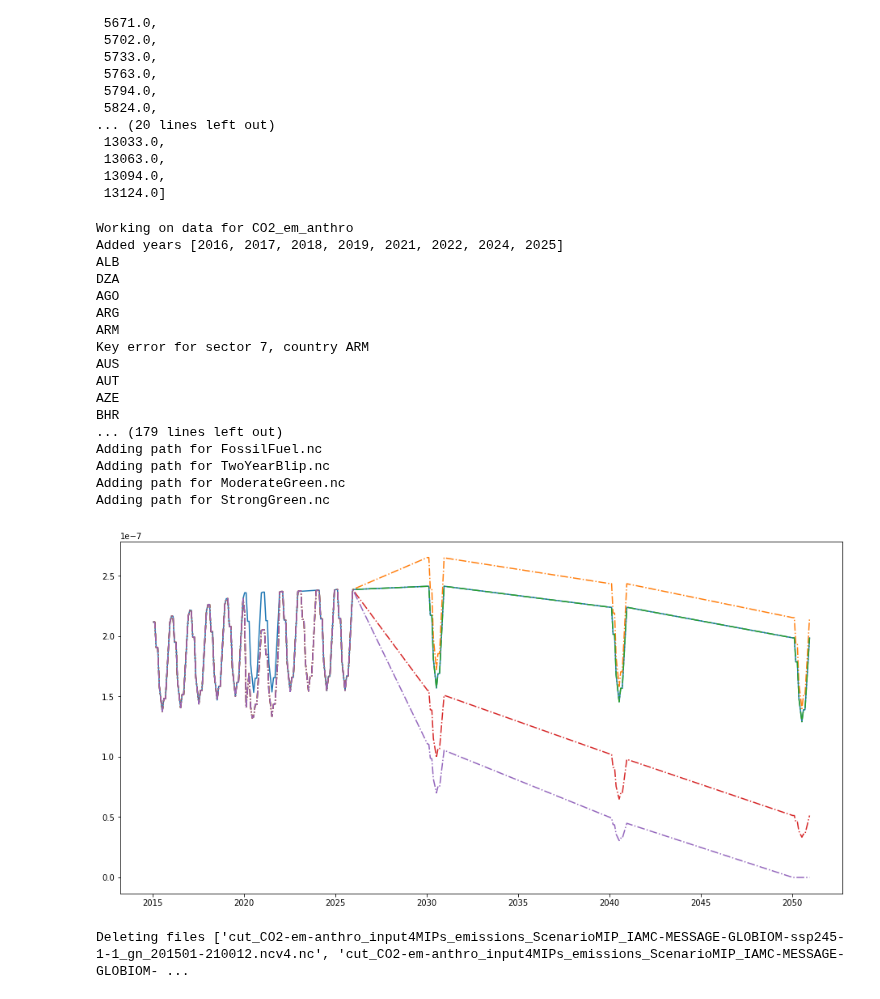
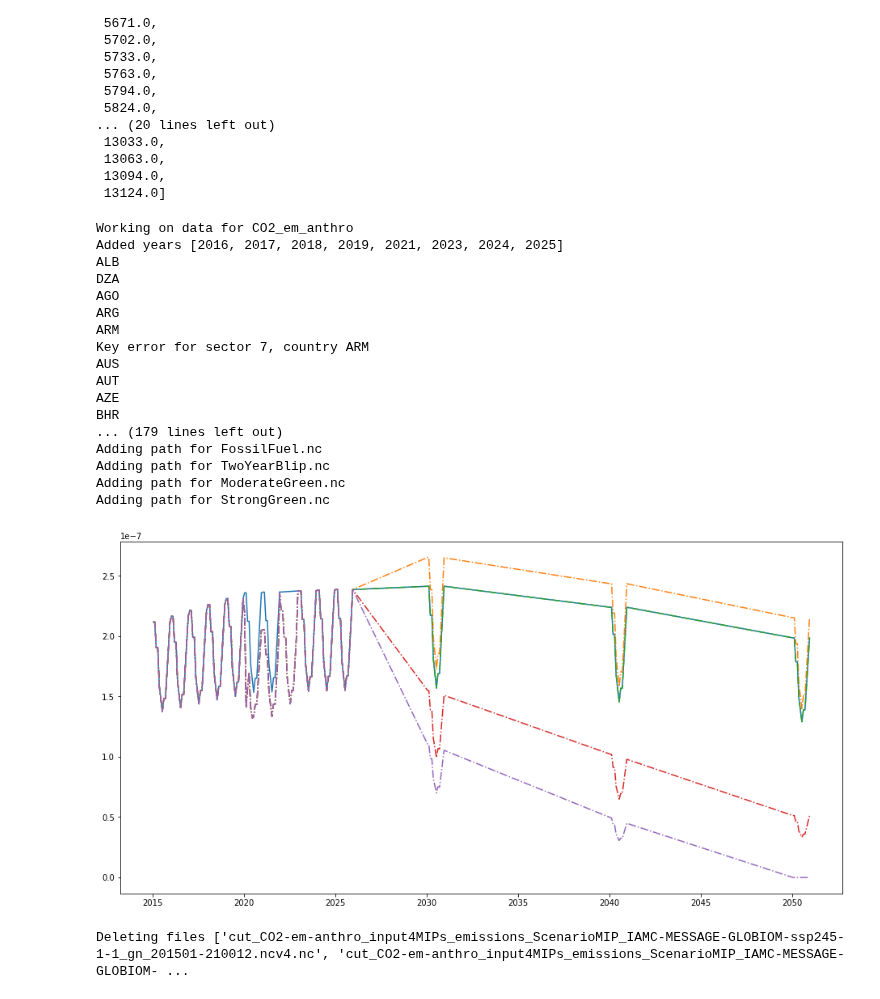
Before and after one commit to Rlamboll/modify_COVID19_netCDF_Emissions, a Jupyter notebook: calculations/calc_aerosols_emissions.ipynb, the cells around one changed output. Drawn from its saved outputs; the diff is of its cells as text; code cells hidden in the pictures.

Commit message:
Fixed mis-interpolated year 2022

```diff
--- a/calculations/calc_aerosols_emissions.ipynb
+++ b/calculations/calc_aerosols_emissions.ipynb
@@ -44,7 +44,7 @@ input_co2 = "CO2-em-anthro_input4MIPs_emissions_ScenarioMIP_IAMC-MESSAGE-GLOBIOM
 convert_country_code_file = "convertCountryCodes.csv"
 # Input blip is the emissions change, found in the github folder
 git_folder = "../../COVID19_emissions_data/"
-input_blip = "sector_emissions/Covid_CO2emissions_sectors_July05.csv"
+input_blip = "sector_emissions/Covid_CO2emissions_sectors_July05.csv"  # CHANGE ON (some) UPDATES
 files_to_blip = [
     input_co2,
     # input_nh3, input_nmvoc,
@@ -60,8 +60,8 @@ key_variables = [
 tcutoff = convert_years_to_days(2050.99)
 
 # We want to add timepoints in these years:
-years_to_add = [2016, 2017, 2018, 2019, 2021, 2022, 2024, 2025]
-years_to_add_after_mod = [2023]
+years_to_add = [2016, 2017, 2018, 2019, 2021, 2023, 2024, 2025]
+years_to_add_after_mod = [2022]
 # %%
 # More inputs for the path modification
 # Sea modification factors are derived from this file:
@@ -387,10 +387,12 @@ for fileind in range(len(files_to_blip)):
     for year_to_add in years_to_add:
         insert_year_of_data(year_to_add, data)
     data.close()
-    # This is the correct file for the baseline, but we want it compressed.
+    # This is almost in the correct format for the baseline, but we want to add more years and compress it.
     data = copy_netcdf_file(
         cut_str + file + scenario_string, output_folder, output_folder, scenario_string=base_string, compress=True
     )
+    for year in years_to_add_after_mod:
+        insert_year_of_data(year, data)
     data.close()
     # Other files will need modification
     data = copy_netcdf_file(
@@ -459,35 +461,35 @@ for fileind in range(len(files_to_blip)):
             time_factor = (path_df[path_var_names[0]].loc[make_day_into_year(time)]) / (
                 baseline[path_var_names[0]].loc[make_day_into_year(time)]
             )
             output[:, timeind, ...] = (output[:, timeind, :]) * time_factor
         plt.plot(
             data.variables["time"][:]/365 + 2015, output[2, :, 262, 605], linestyle ="-."
         )
         data.variables[key_variables[fileind]][:, :, :, :] = output
         data.close()
         data = copy_netcdf_file(
             cut_str + file + scenario_string + "_", output_folder, output_folder, scenario_string=path_string, compress=True
         )
         data.close()
 # %% [output]
 Working on data for CO2_em_anthro
-Added years [2016, 2017, 2018, 2019, 2021, 2022, 2024, 2025]
+Added years [2016, 2017, 2018, 2019, 2021, 2023, 2024, 2025]
 ALB
 DZA
 AGO
 ARG
 ARM
 Key error for sector 7, country ARM
 AUS
 AUT
 AZE
 BHR
 ... (179 lines left out)
 Adding path for FossilFuel.nc
 Adding path for TwoYearBlip.nc
 Adding path for ModerateGreen.nc
 Adding path for StrongGreen.nc
-[figure, old version]
+[figure, new version]
 # %%
 # This function will delete the files we don't want
 cleanup_files(output_folder, working_string, scenario_string)
```
Also changed, not shown: parts of 13 cells of this notebook.
